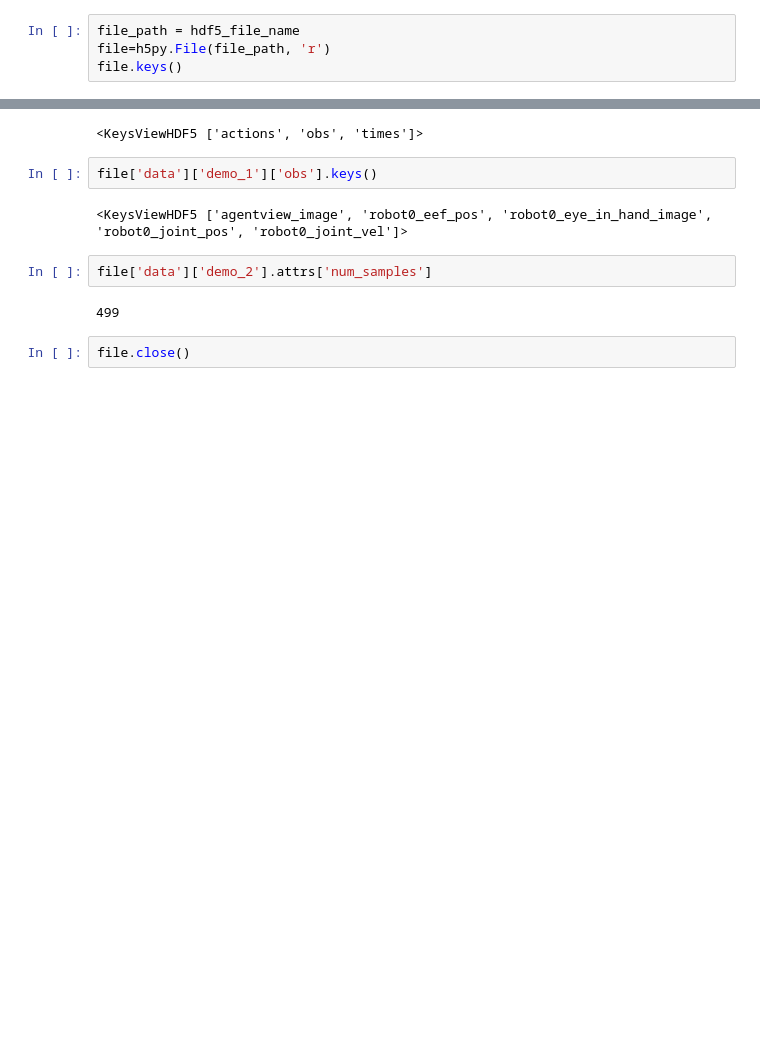
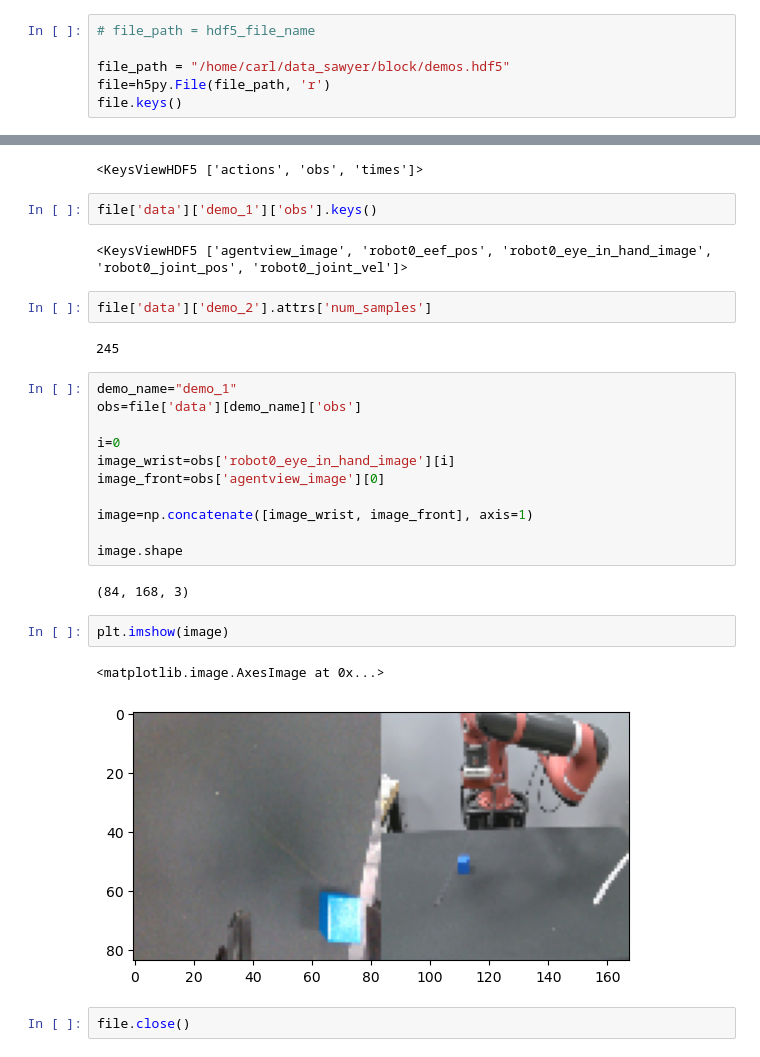
Before and after one commit to kevinpowell/sawyer_robot_ros2, a Jupyter notebook: src/teleop_script/demo2hdf5.ipynb, the cells around one changed output, grey strips where cells are left out. Cells and saved outputs as stored; diff of their text form; blank space fills up the shorter version.

Commit message:
demos2hdf5.py

```diff
--- a/src/teleop_script/demo2hdf5.ipynb
+++ b/src/teleop_script/demo2hdf5.ipynb
@@ -264,5 +266,7 @@ plt.imshow(img)
 # %%
-file_path = hdf5_file_name
+# file_path = hdf5_file_name
+
+file_path = "/home/carl/data_sawyer/block/demos.hdf5"
 file=h5py.File(file_path, 'r')
 file.keys()
 # %% [output]
@@ -282,6 +290,24 @@ file['data']['demo_1']['obs'].keys()
 # %%
 file['data']['demo_2'].attrs['num_samples']
 # %% [output]
-499
+245
+# %%
+demo_name="demo_1"
+obs=file['data'][demo_name]['obs']
+
+i=0
+image_wrist=obs['robot0_eye_in_hand_image'][i]
+image_front=obs['agentview_image'][0]
+
+image=np.concatenate([image_wrist, image_front], axis=1)
+
+image.shape
+# %% [output]
+(84, 168, 3)
+# %%
+plt.imshow(image)
+# %% [output]
+<matplotlib.image.AxesImage at 0x...>
+[figure, added]
 # %%
 file.close()
```
Also changed, not shown: parts of 3 cells of this notebook, 3 other files.
